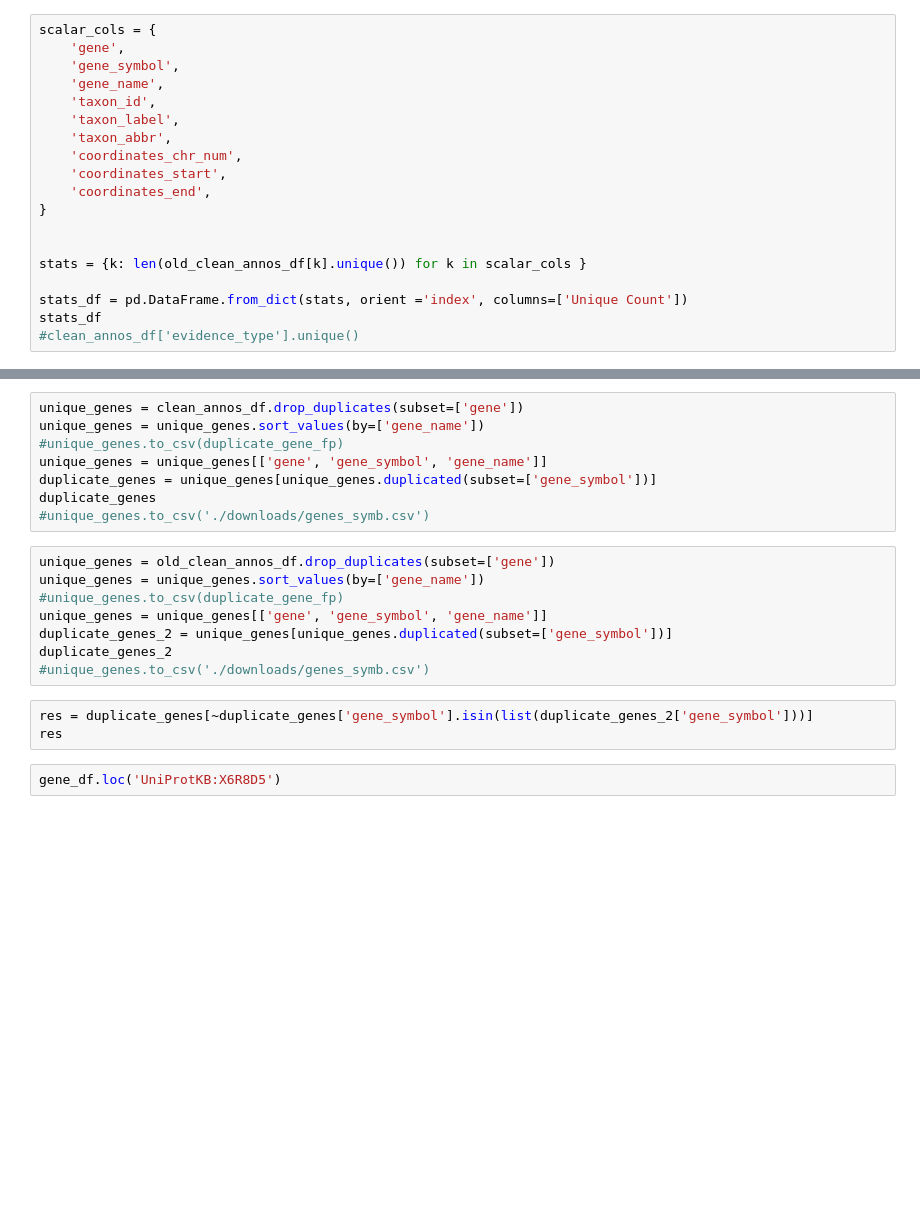
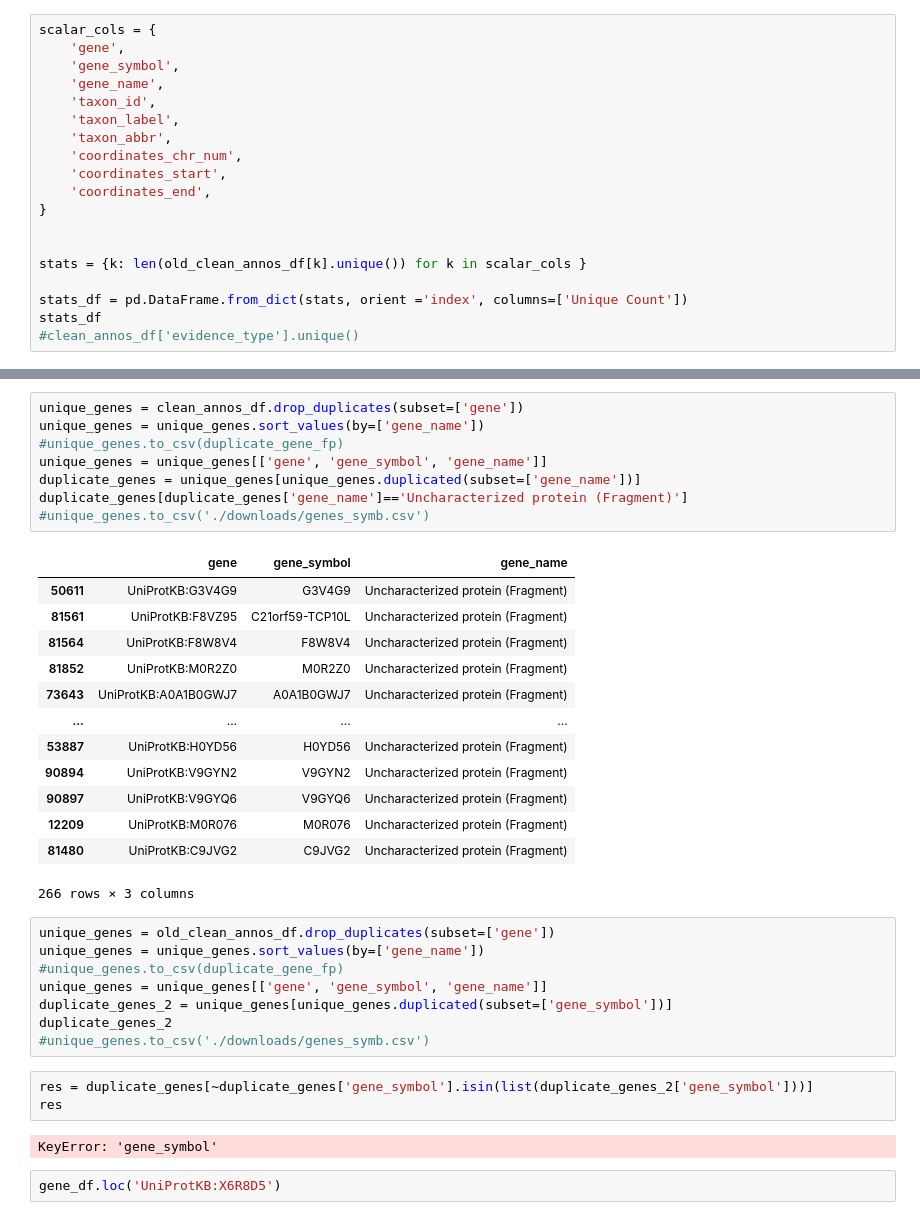
Before and after one commit to pantherdb/pango, a Jupyter notebook: loader/playground.ipynb, the cells around one changed output, grey strips where cells are left out. Drawn from its saved outputs; the diff is of its cells as text; blank space fills up the shorter version.

```diff
--- a/loader/playground.ipynb
+++ b/loader/playground.ipynb
@@ -421,11 +438,25 @@ res
 # %%
 unique_genes = clean_annos_df.drop_duplicates(subset=['gene'])
 unique_genes = unique_genes.sort_values(by=['gene_name'])
 #unique_genes.to_csv(duplicate_gene_fp)
 unique_genes = unique_genes[['gene', 'gene_symbol', 'gene_name']]
-duplicate_genes = unique_genes[unique_genes.duplicated(subset=['gene_symbol'])]
-duplicate_genes
+duplicate_genes = unique_genes[unique_genes.duplicated(subset=['gene_name'])]
+duplicate_genes[duplicate_genes['gene_name']=='Uncharacterized protein (Fragment)']
 #unique_genes.to_csv('./downloads/genes_symb.csv')
+# %% [output]
+|  | gene | gene_symbol | gene_name |
+| 50611 | UniProtKB:G3V4G9 | G3V4G9 | Uncharacterized protein (Fragment) |
+| 81561 | UniProtKB:F8VZ95 | C21orf59-TCP10L | Uncharacterized protein (Fragment) |
+| 81564 | UniProtKB:F8W8V4 | F8W8V4 | Uncharacterized protein (Fragment) |
+| 81852 | UniProtKB:M0R2Z0 | M0R2Z0 | Uncharacterized protein (Fragment) |
+| 73643 | UniProtKB:A0A1B0GWJ7 | A0A1B0GWJ7 | Uncharacterized protein (Fragment) |
+| ... | ... | ... | ... |
+| 53887 | UniProtKB:H0YD56 | H0YD56 | Uncharacterized protein (Fragment) |
+| 90894 | UniProtKB:V9GYN2 | V9GYN2 | Uncharacterized protein (Fragment) |
+| 90897 | UniProtKB:V9GYQ6 | V9GYQ6 | Uncharacterized protein (Fragment) |
+| 12209 | UniProtKB:M0R076 | M0R076 | Uncharacterized protein (Fragment) |
+| 81480 | UniProtKB:C9JVG2 | C9JVG2 | Uncharacterized protein (Fragment) |
+266 rows × 3 columns
 # %%
 unique_genes = old_clean_annos_df.drop_duplicates(subset=['gene'])
 unique_genes = unique_genes.sort_values(by=['gene_name'])
@@ -437,6 +468,8 @@ duplicate_genes_2
 # %%
 res = duplicate_genes[~duplicate_genes['gene_symbol'].isin(list(duplicate_genes_2['gene_symbol']))]
 res
+# %% [output]
+KeyError: 'gene_symbol'
 # %%
 gene_df.loc('UniProtKB:X6R8D5')
 # %%
```
Also changed, not shown: parts of 7 cells of this notebook, 14 other files.
